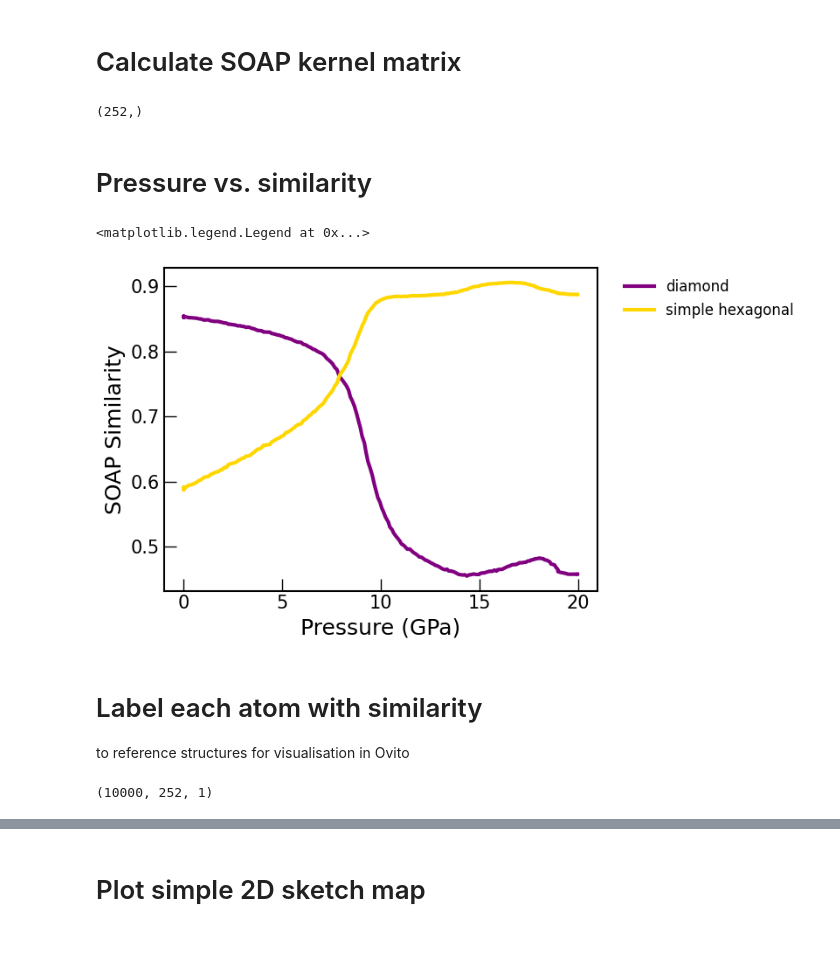
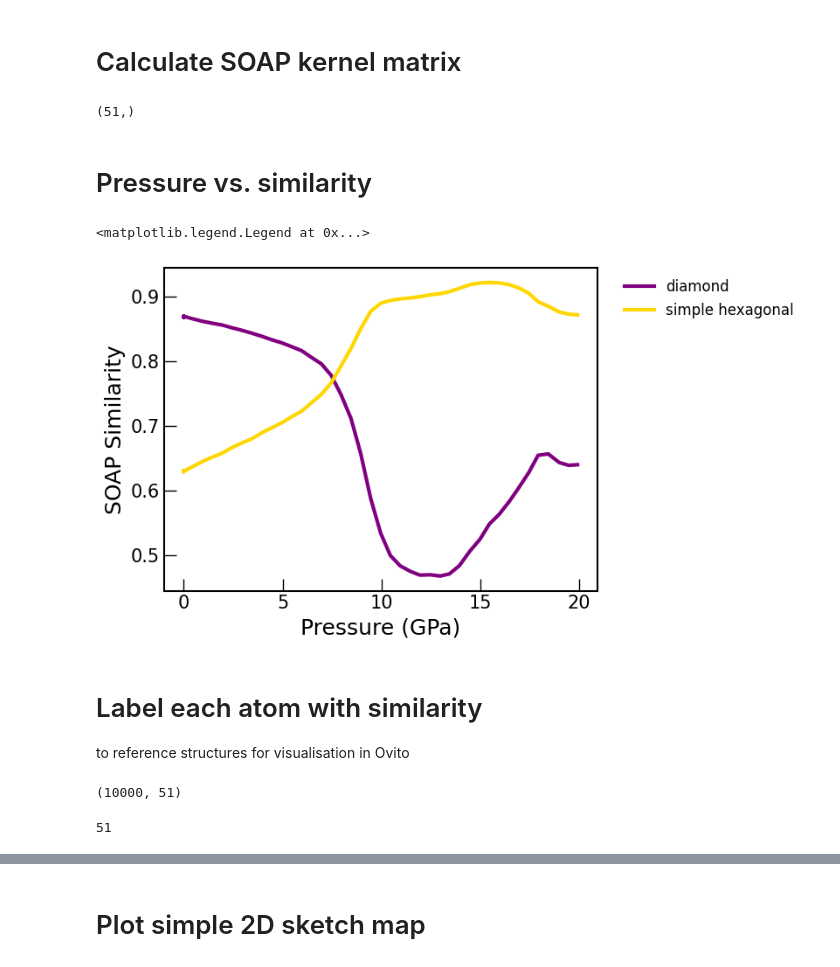
Before and after one commit to MorrowChem/how-to-validate-potentials-demo, a Jupyter notebook: demo-validation-soap.ipynb, the cells around one changed output, grey strips where cells are left out. Saved outputs shown, nothing was run; the diff lists cells and outputs as text; code cells hidden in the pictures.

```diff
--- a/demo-validation-soap.ipynb
+++ b/demo-validation-soap.ipynb
@@ -63,3 +61,7 @@ atomistic_descriptor = soap_atomistic.calc_descriptor(Si_traj)
+# %%
+# calculate every 5th structure to speed things up (will take up to 5 mins)
+average_descriptor = soap_cell_average.calc_descriptor(Si_traj[::5])
+atomistic_descriptor = soap_atomistic.calc_descriptor(Si_traj[::5])
 # %%
 diamond_descriptor = soap_cell_average.calc_descriptor(diamond)
 simple_hexagonal_descriptor = soap_cell_average.calc_descriptor(simple_hexagonal)
@@ -84,7 +86,7 @@ k_simple_hexagonal_av = k_simple_hexagonal_av.squeeze()
 # %%
 k_dia_av.squeeze().shape # one similarity value for each structure in the trajectory
 # %% [output]
-(252,)
+(51,)
 # %% [markdown]
 # Pressure vs. similarity
 # %%
@@ -93,21 +95,25 @@ plt.style.use('./share/plot.mplstyle')
 # %%
 fig, axs = plt.subplots()
 
 
-pressure_Gpa = thermo['f_PressAve']/1e4
+pressure_Gpa = thermo['f_PressAve'][::5]/1e4
 axs.plot(pressure_Gpa, k_dia_av, label='diamond', c='purple')
 axs.plot(pressure_Gpa, k_simple_hexagonal_av, label='simple hexagonal', c='gold')
 
 axs.set(xlabel='Pressure (GPa)', ylabel='SOAP Similarity')
 axs.legend(loc='upper left', bbox_to_anchor=(1, 1.05), frameon=False)
 # %% [output]
 <matplotlib.legend.Legend at 0x...>
-[figure, old version]
+[figure, new version]
 # %% [markdown]
 # Label each atom with similarity
 to reference structures for visualisation in Ovito
 # %%
 k_dia_atomistic.shape
 # %% [output]
-(10000, 252, 1)
+(10000, 51)
+# %%
+len(Si_traj[::5])
+# %% [output]
+51
 # %%
```
Also changed, not shown: parts of 7 cells of this notebook, 1 other file.
